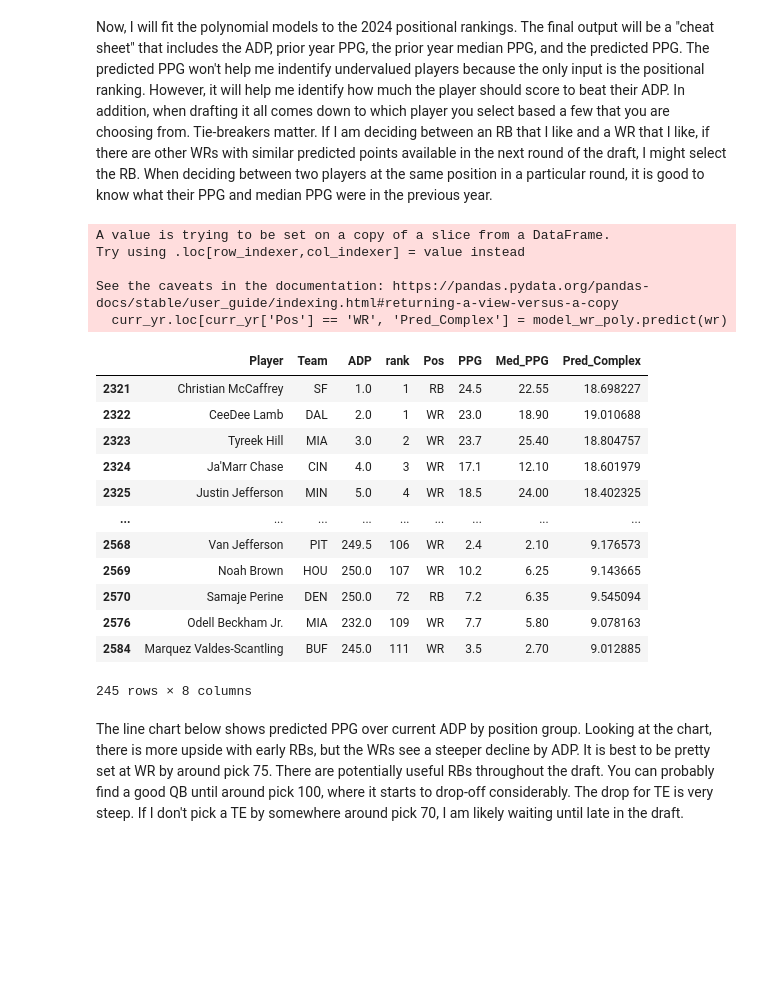
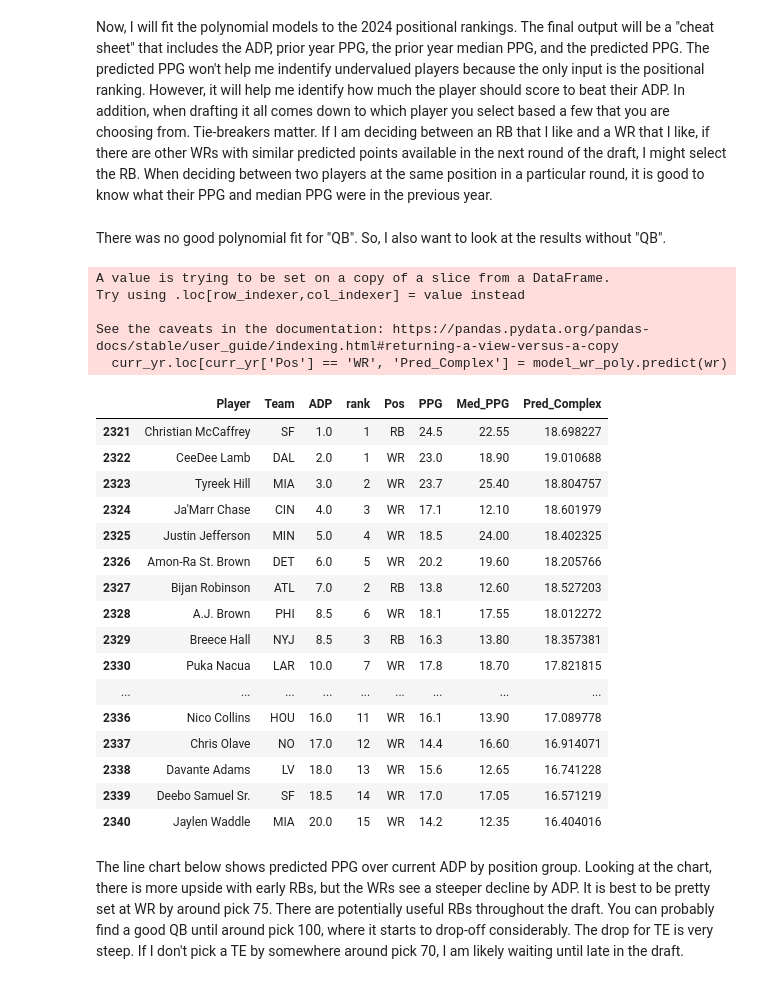
Before and after one commit to DennisMYoung/FF_Football, a Jupyter notebook: PPG_PPR_Model.ipynb, the cells around one changed output. Cells and saved outputs as stored; diff of their text form; code cells hidden in the pictures; blank space fills up the shorter version.

```diff
--- a/PPG_PPR_Model.ipynb
+++ b/PPG_PPR_Model.ipynb
@@ -327,12 +342,18 @@ It looks like most of the missing values are concentrated is later years.  I thi
 # %%
 df = df[df['Act_PPG'].notna()]
 df = df[df['Act_PPG'] > 0]
-## Noramlize 'ADP' and 'rank'
-df['ADP_norm'] = df['ADP']/df['ADP'].mean()
-df['rank_norm'] = df['rank']/df['rank'].mean()
 
 ## Label all cases where the prior year's PPG was missing as 'rookie'
 df['rookie'] = np.where(df['PPG'].isna(),1,0)
+
+## Add the difference between prior year's mean PPG and median PPG as potential feature
+
+df['mean_med_diff'] = np.where(df['rookie'] == 1,0,df['PPG']-df['Med_PPG'])
+
+## Nomralize 'rank' and 'adp'
+
+df['rank_norm'] = df['rank']/df['rank'].mean()
+df['ADP_norm'] = df['ADP']/df['ADP'].mean()
 
 ## Remove unnessary columns
 df = df.drop(columns=['remove','Team'])
@@ -950,45 +1066,51 @@ The results show that the polynomial regression model still has a slightly bette
 ## Final Output
 
 Now, I will fit the polynomial models to the 2024 positional rankings.  The final output will be a "cheat sheet" that includes the ADP, prior year PPG, the prior year median PPG, and the predicted PPG.  The predicted PPG won't help me indentify undervalued players because the only input is the positional ranking.  However, it will help me identify how much the player should score to beat their ADP. In addition, when drafting it all comes down to which player you select based a few that you are choosing from.  Tie-breakers matter.  If I am deciding between an RB that I like and a WR that I like, if there are other WRs with similar predicted points available in the next round of the draft, I might select the RB.  When deciding between two players at the same position in a particular round, it is good to know what their PPG and median PPG were in the previous year.
+# %% [markdown]
+There was no good polynomial fit for "QB".  So, I also want to look at the results without "QB".
 # %%
 
 df_2024['rank_norm'] = df_2024['rank']/df_2024['rank'].mean()
 
 
 curr_yr = df_2024[(df_2024['ADP'] <= 250) & (df_2024['remove'] == 0)]
 
 wr = curr_yr[curr_yr['Pos'] == 'WR']
 rb = curr_yr[curr_yr['Pos'] == 'RB']
 qb = curr_yr[curr_yr['Pos'] == 'QB']
 te = curr_yr[curr_yr['Pos'] == 'TE']
 
 
 ## Fit the polynomial regression models to the test data
 curr_yr.loc[curr_yr['Pos'] == 'WR', 'Pred_Complex'] = model_wr_poly.predict(wr)
 curr_yr.loc[curr_yr['Pos'] == 'RB', 'Pred_Complex'] = model_rb_poly.predict(rb)
 curr_yr.loc[curr_yr['Pos'] == 'TE', 'Pred_Complex'] = model_te_poly.predict(te)
 curr_yr.loc[curr_yr['Pos'] == 'QB', 'Pred_Complex'] = model_qb_simple.predict(qb)
 
-curr_yr[['Player','Team','ADP','rank','Pos','PPG','Med_PPG','Pred_Complex']]
+curr_yr[['Player','Team','ADP','rank','Pos','PPG','Med_PPG','Pred_Complex']].head(20)
 # %% [output]
 A value is trying to be set on a copy of a slice from a DataFrame.
 Try using .loc[row_indexer,col_indexer] = value instead
 
 See the caveats in the documentation: https://pandas.pydata.org/pandas-docs/stable/user_guide/indexing.html#returning-a-view-versus-a-copy
   curr_yr.loc[curr_yr['Pos'] == 'WR', 'Pred_Complex'] = model_wr_poly.predict(wr)
 |  | Player | Team | ADP | rank | Pos | PPG | Med_PPG | Pred_Complex |
 | 2321 | Christian McCaffrey | SF | 1.0 | 1 | RB | 24.5 | 22.55 | 18.698227 |
 | 2322 | CeeDee Lamb | DAL | 2.0 | 1 | WR | 23.0 | 18.90 | 19.010688 |
 | 2323 | Tyreek Hill | MIA | 3.0 | 2 | WR | 23.7 | 25.40 | 18.804757 |
 | 2324 | Ja'Marr Chase | CIN | 4.0 | 3 | WR | 17.1 | 12.10 | 18.601979 |
 | 2325 | Justin Jefferson | MIN | 5.0 | 4 | WR | 18.5 | 24.00 | 18.402325 |
+| 2326 | Amon-Ra St. Brown | DET | 6.0 | 5 | WR | 20.2 | 19.60 | 18.205766 |
+| 2327 | Bijan Robinson | ATL | 7.0 | 2 | RB | 13.8 | 12.60 | 18.527203 |
+| 2328 | A.J. Brown | PHI | 8.5 | 6 | WR | 18.1 | 17.55 | 18.012272 |
+| 2329 | Breece Hall | NYJ | 8.5 | 3 | RB | 16.3 | 13.80 | 18.357381 |
+| 2330 | Puka Nacua | LAR | 10.0 | 7 | WR | 17.8 | 18.70 | 17.821815 |
 | ... | ... | ... | ... | ... | ... | ... | ... | ... |
-| 2568 | Van Jefferson | PIT | 249.5 | 106 | WR | 2.4 | 2.10 | 9.176573 |
-| 2569 | Noah Brown | HOU | 250.0 | 107 | WR | 10.2 | 6.25 | 9.143665 |
-| 2570 | Samaje Perine | DEN | 250.0 | 72 | RB | 7.2 | 6.35 | 9.545094 |
-| 2576 | Odell Beckham Jr. | MIA | 232.0 | 109 | WR | 7.7 | 5.80 | 9.078163 |
-| 2584 | Marquez Valdes-Scantling | BUF | 245.0 | 111 | WR | 3.5 | 2.70 | 9.012885 |
+| 2336 | Nico Collins | HOU | 16.0 | 11 | WR | 16.1 | 13.90 | 17.089778 |
+| 2337 | Chris Olave | NO | 17.0 | 12 | WR | 14.4 | 16.60 | 16.914071 |
+| 2338 | Davante Adams | LV | 18.0 | 13 | WR | 15.6 | 12.65 | 16.741228 |
+| 2339 | Deebo Samuel Sr. | SF | 18.5 | 14 | WR | 17.0 | 17.05 | 16.571219 |
+| 2340 | Jaylen Waddle | MIA | 20.0 | 15 | WR | 14.2 | 12.35 | 16.404016 |
-245 rows × 8 columns
 # %% [markdown]
 The line chart below shows predicted PPG over current ADP by position group. Looking at the chart, there is more upside with early RBs, but the WRs see a steeper decline by ADP.  It is best to be pretty set at WR by around pick 75. There are potentially useful RBs throughout the draft. You can probably find a good QB until around pick 100, where it starts to drop-off considerably.  The drop for TE is very steep.  If I don't pick a TE by somewhere around pick 70, I am likely waiting until late in the draft.
 # %%
```
Also changed, not shown: parts of 34 cells of this notebook.
